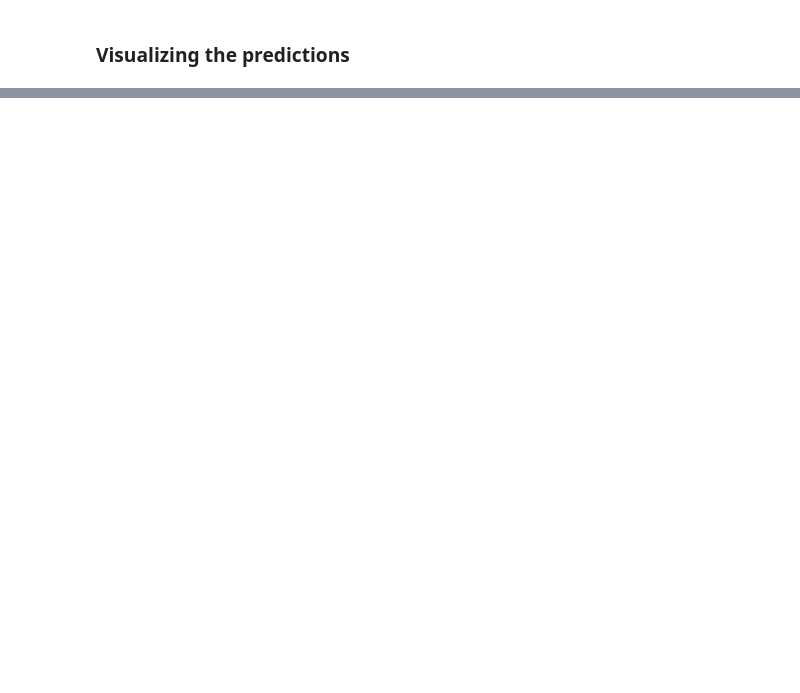
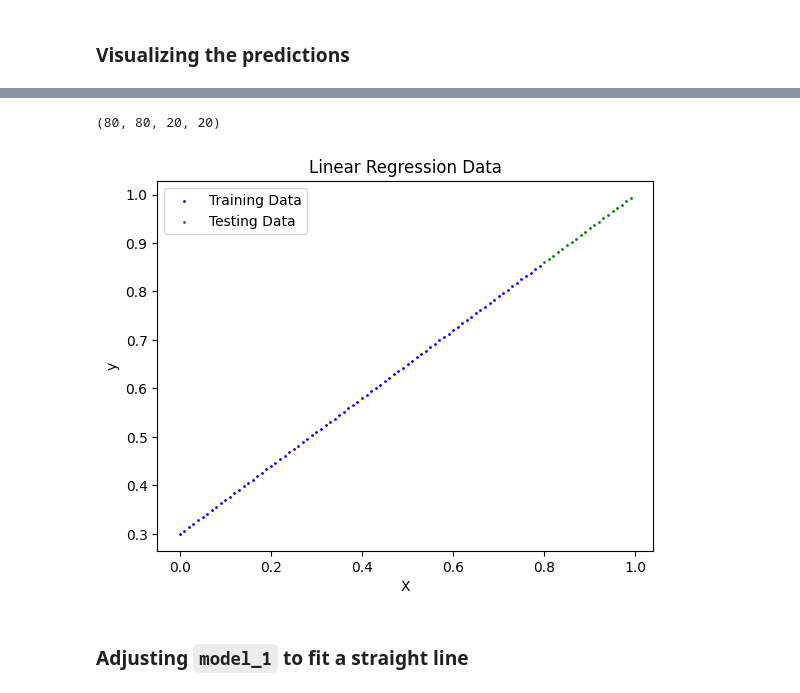
Before and after one commit to Dhyey-2005/PyTorch, a Jupyter notebook: 02_pytorch_classification.ipynb, the cells around one changed output, grey strips where cells are left out. Cells and saved outputs as stored; diff of their text form; code cells hidden in the pictures; blank space fills up the shorter version.

```diff
--- a/02_pytorch_classification.ipynb
+++ b/02_pytorch_classification.ipynb
@@ -384,0 +488,11 @@ make_and_plot()
+# %%
+# fitting model_1 on the linear data
+weight = 0.7
+bias = 0.3
+
+start = 0
+end = 1
+step = 0.01
+X_reg = torch.arange(start, end, step).unsqueeze(dim=1)
+y_reg = weight * X_reg + bias
+print(f"X: {X_reg[:10]} \n y: {y_reg[:10]}")
@@ -384,0 +520,27 @@ make_and_plot()
+# %%
+train_set = int(0.8 * len(X_reg))
+X_train_reg, y_train_reg = X_reg[:train_set], y_reg[:train_set]
+X_test_reg, y_test_reg = X_reg[train_set:], y_reg[train_set:]
+
+len(X_train_reg), len(y_train_reg), len(X_test_reg), len(y_test_reg)
+# %% [output]
+(80, 80, 20, 20)
+# %%
+# plotting the regression train and test data
+# convert tensors to numpy arrays by first moving them to cpu and then using .numpy() method
+
+X_train_reg_np = X_train_reg.cpu().numpy()
+y_train_reg_np = y_train_reg.cpu().numpy()
+X_test_reg_np = X_test_reg.cpu().numpy()
+y_test_reg_np = y_test_reg.cpu().numpy()
+plt.scatter(X_train_reg_np, y_train_reg_np, c='blue', s=1, label='Training Data')
+plt.scatter(X_test_reg_np, y_test_reg_np, c='green', s=1, label='Testing Data')
+plt.xlabel("X")
+plt.ylabel("y")
+plt.title("Linear Regression Data")
+plt.legend()
+plt.show()
+# %% [output]
+[figure, added]
+# %% [markdown]
+### Adjusting `model_1` to fit a straight line
```
Also changed, not shown: parts of 20 cells of this notebook.
